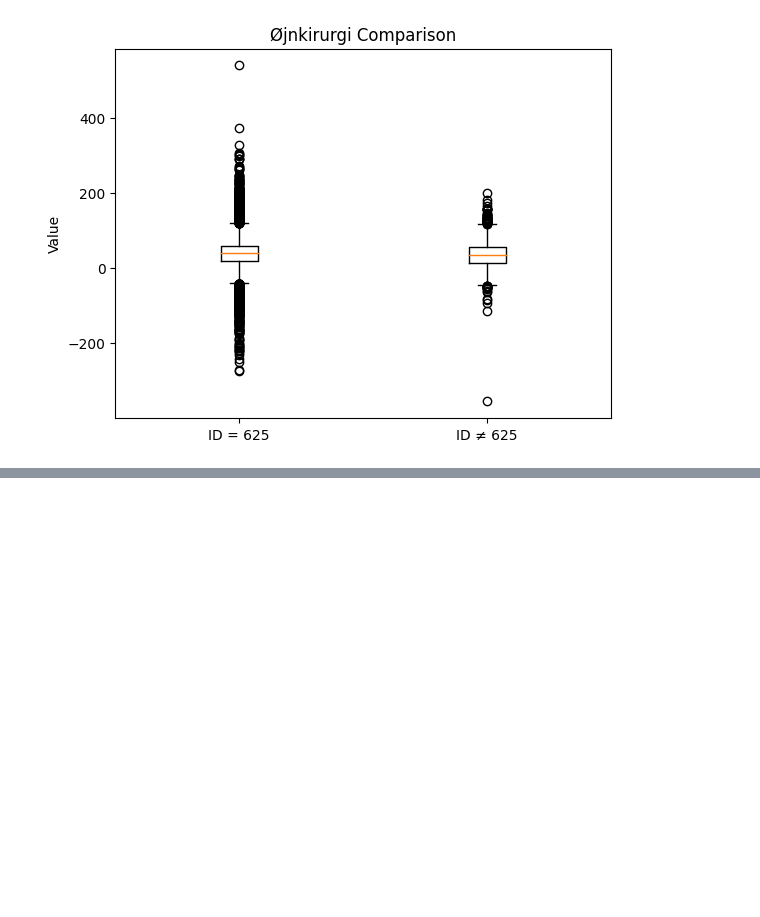
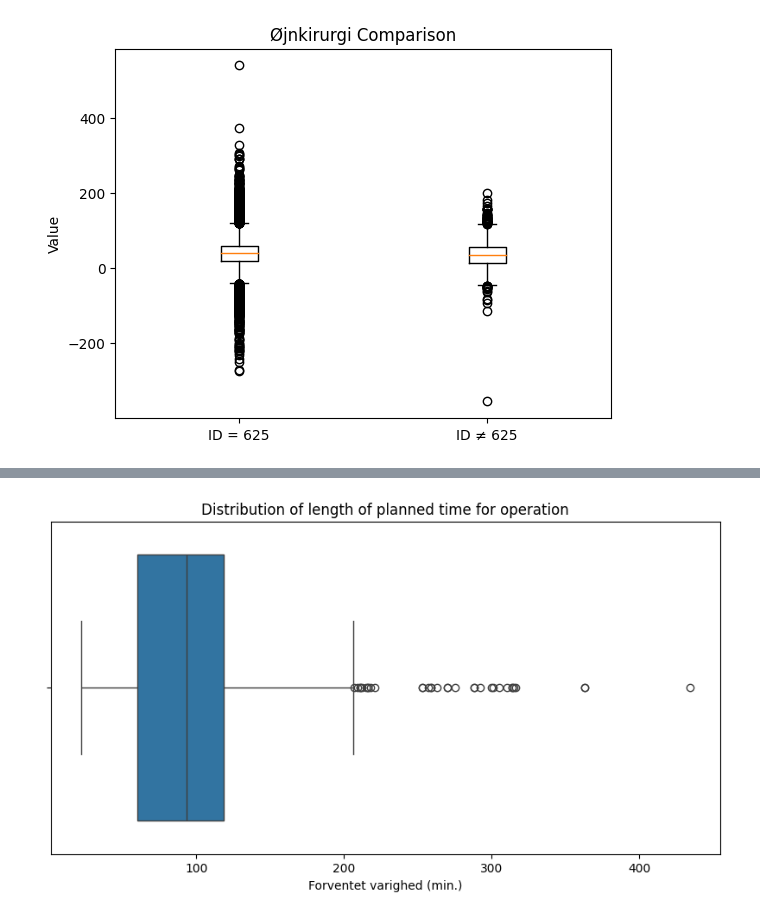
Before and after one commit to killermort9/AnalyticsToAction, a Jupyter notebook: Signe.ipynb, the cells around one changed output, grey strips where cells are left out. Saved outputs shown, nothing was run; the diff lists cells and outputs as text; code cells hidden in the pictures; blank space fills up the shorter version.

```diff
--- a/Signe.ipynb
+++ b/Signe.ipynb
@@ -269,0 +327,8 @@ plt.show()
+# %%
+# Boxplot for forventet længde af operations tid af aflyste operationer
+plt.figure(figsize=(10, 5))
+sns.boxplot(data=df_cancelled, x='Forventet varighed (min.)')
+plt.title('Distribution of length of planned time for operation')
+plt.show()
+# %% [output]
+[figure, added]
```
Also changed, not shown: parts of 22 cells of this notebook.
